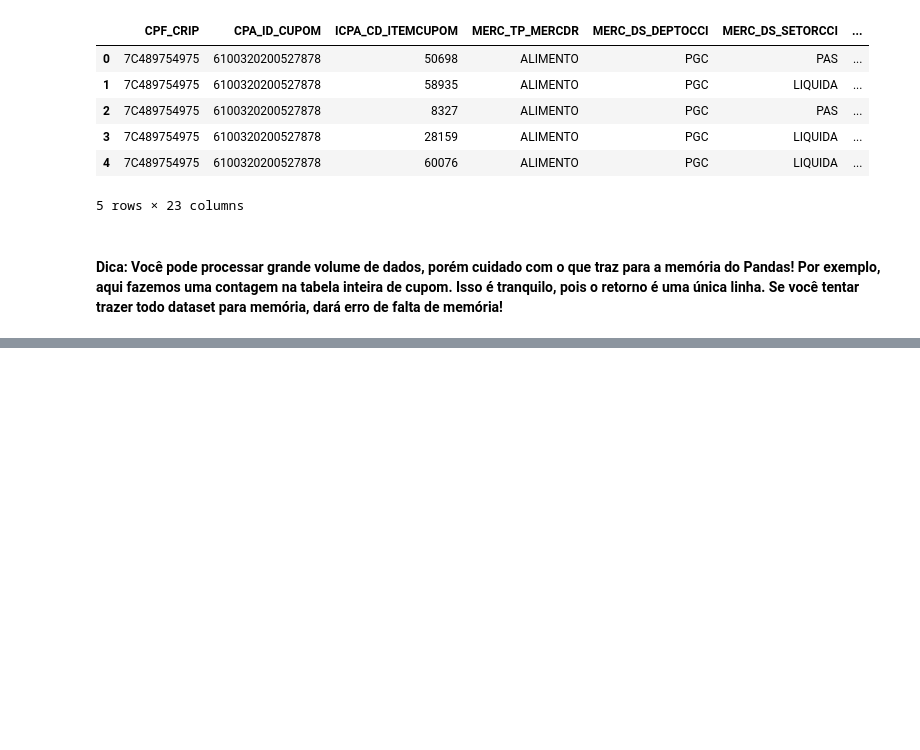
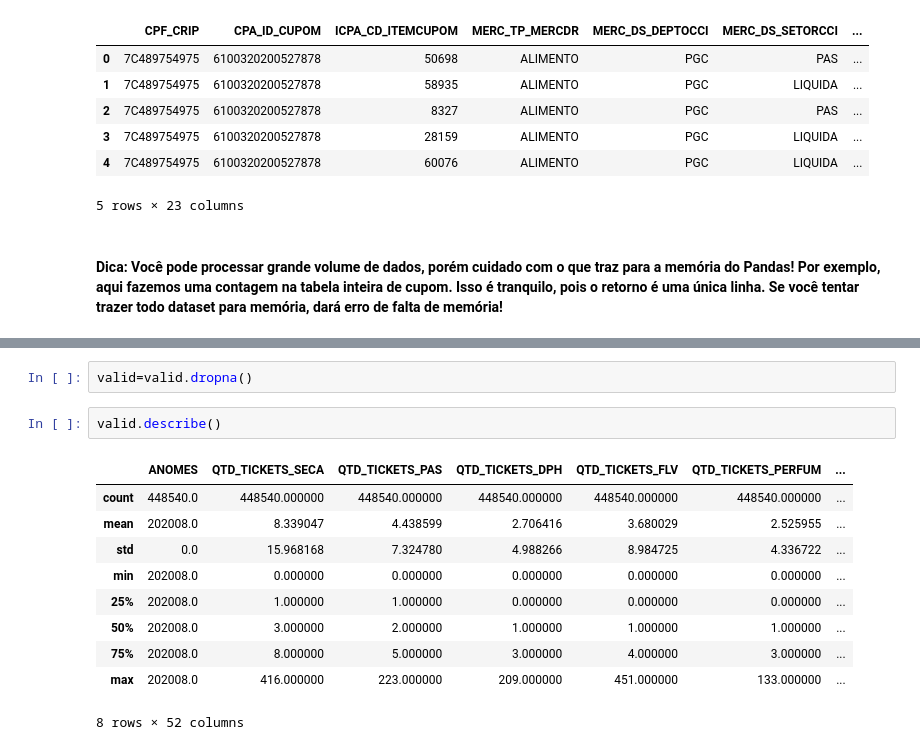
Before and after one commit to mocotinha/hacka_carref, a Jupyter notebook: 01_Primeros_passos.ipynb, the cells around one changed output, grey strips where cells are left out. Drawn from its saved outputs; the diff is of its cells as text; blank space fills up the shorter version.

```diff
--- a/01_Primeros_passos.ipynb
+++ b/01_Primeros_passos.ipynb
@@ -269,0 +546,15 @@ TESTE.head()
+# %%
+valid=valid.dropna()
+# %%
+valid.describe()
+# %% [output]
+|  | ANOMES | QTD_TICKETS_SECA | QTD_TICKETS_PAS | QTD_TICKETS_DPH | QTD_TICKETS_FLV | QTD_TICKETS_PERFUM | ... |
+| count | 448540.0 | 448540.000000 | 448540.000000 | 448540.000000 | 448540.000000 | 448540.000000 | ... |
+| mean | 202008.0 | 8.339047 | 4.438599 | 2.706416 | 3.680029 | 2.525955 | ... |
+| std | 0.0 | 15.968168 | 7.324780 | 4.988266 | 8.984725 | 4.336722 | ... |
+| min | 202008.0 | 0.000000 | 0.000000 | 0.000000 | 0.000000 | 0.000000 | ... |
+| 25% | 202008.0 | 1.000000 | 1.000000 | 0.000000 | 0.000000 | 0.000000 | ... |
+| 50% | 202008.0 | 3.000000 | 2.000000 | 1.000000 | 1.000000 | 1.000000 | ... |
+| 75% | 202008.0 | 8.000000 | 5.000000 | 3.000000 | 4.000000 | 3.000000 | ... |
+| max | 202008.0 | 416.000000 | 223.000000 | 209.000000 | 451.000000 | 133.000000 | ... |
+8 rows × 52 columns
```
Also changed, not shown: parts of 70 cells of this notebook.
